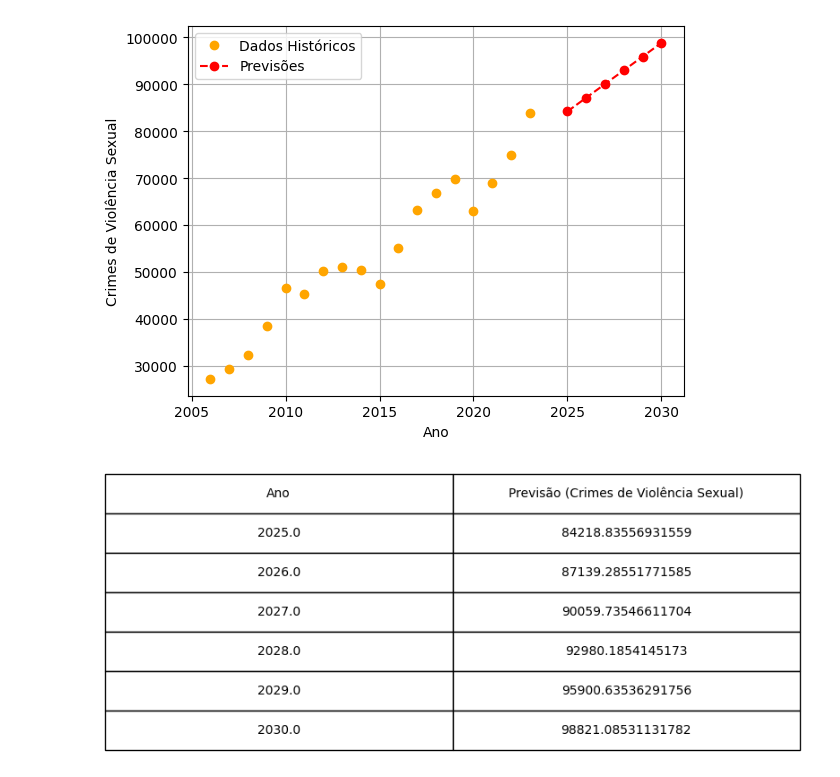
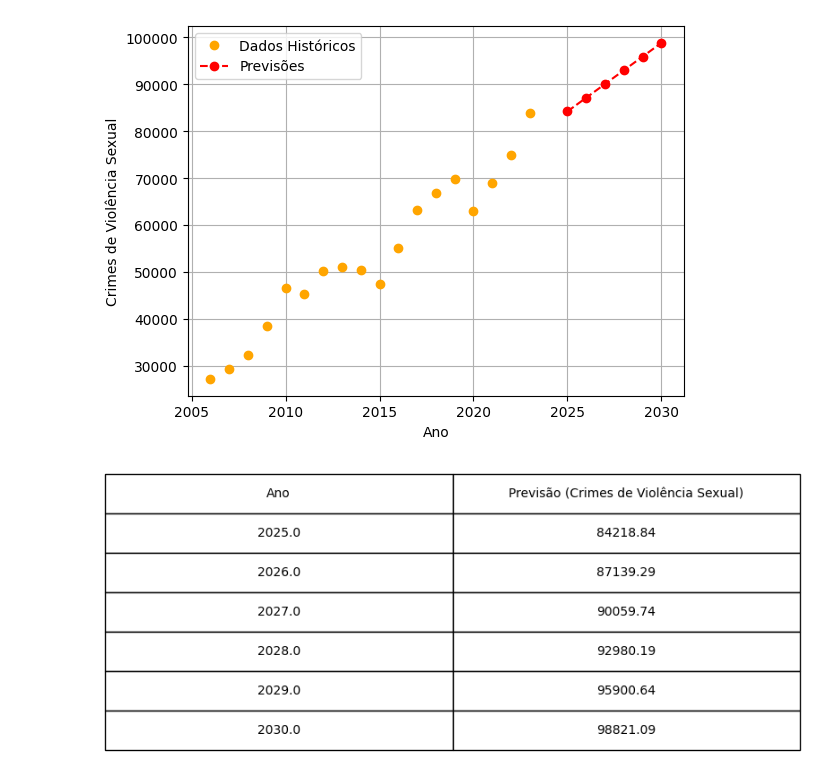
Before and after one commit to murilorrs/Sexual-Crime-Prediction, a Jupyter notebook: model/predict.ipynb, the cells around one changed output. Saved outputs shown, nothing was run; the diff lists cells and outputs as text; code cells hidden in the pictures.

```diff
--- a/model/predict.ipynb
+++ b/model/predict.ipynb
@@ -72,26 +72,26 @@ plt.show()
 # %%
 
 tabela_previsoes = pd.DataFrame({
     'Ano': proximos_anos,
-    'Previsão (Crimes de Violência Sexual)': previsao_anos_futuros
+    'Previsão (Crimes de Violência Sexual)': np.round(previsao_anos_futuros, 2)
 })
 
 fig, ax = plt.subplots(figsize=(10, 4))
 
 ax.xaxis.set_visible(False)
 ax.yaxis.set_visible(False)
 ax.set_frame_on(False)
 
 tabela = ax.table(cellText=tabela_previsoes.values,
                   colLabels=tabela_previsoes.columns,
                   cellLoc='center',
                   loc='center',
                   bbox=[0, 0, 1, 1])
 
 tabela.auto_set_font_size(False)
 tabela.set_fontsize(10)
 tabela.scale(1.2, 1.2)
 
 plt.show()
 # %% [output]
-[figure, old version]
+[figure, new version]
```
Also changed, not shown: 1 other file.
